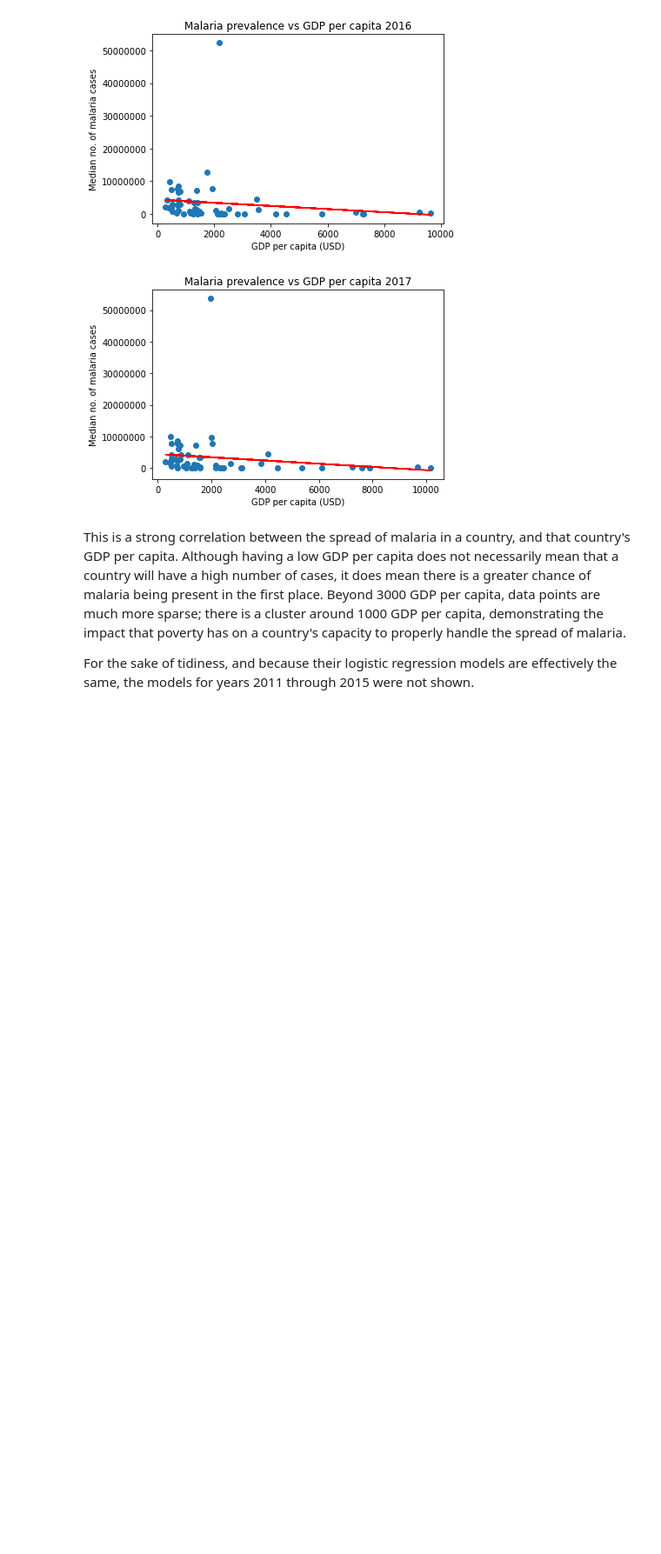
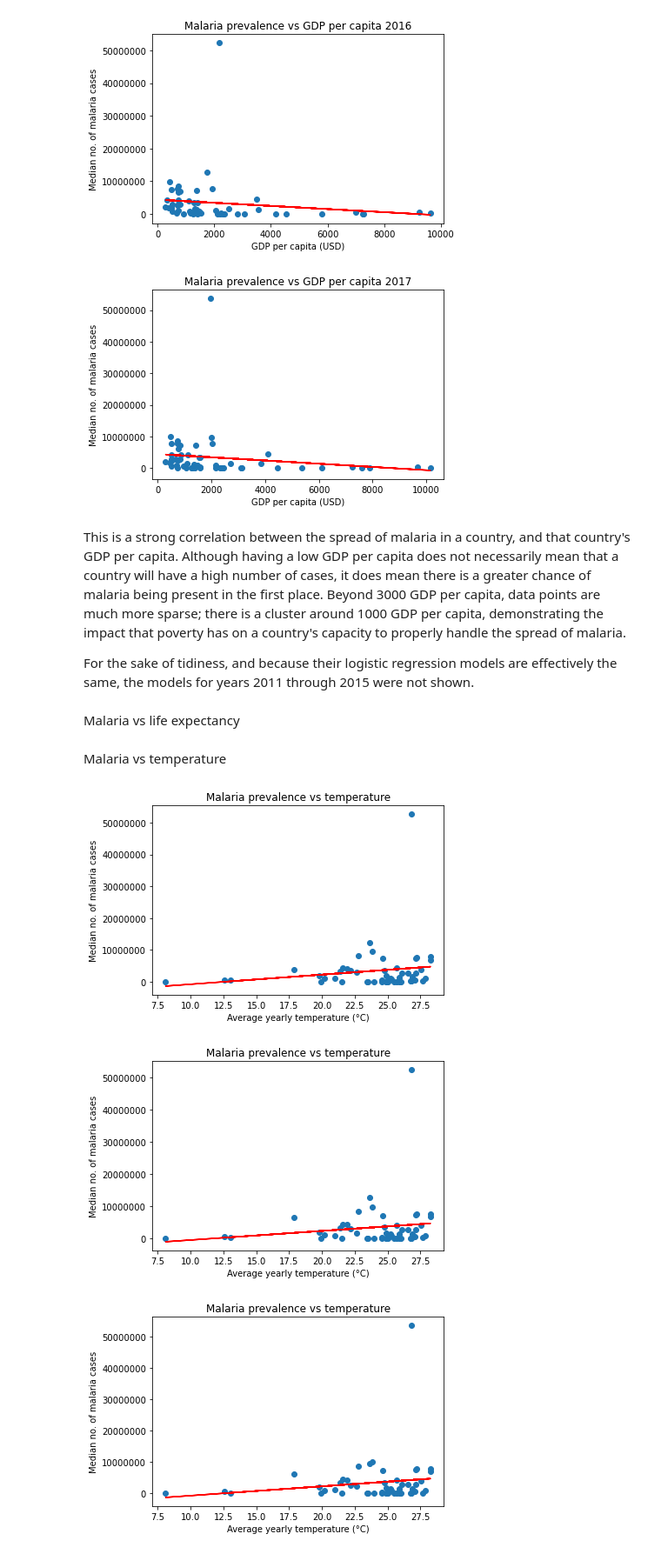
Before and after one commit to Michael-Kneale/COMP2200-Group-Project, a Jupyter notebook: main_report.ipynb, the cells around one changed output. Shown at 87% size. Cells and saved outputs as stored; diff of their text form; code cells hidden in the pictures; blank space fills up the shorter version.

Commit message:
Finished linear regression models for temperature

```diff
--- a/main_report.ipynb
+++ b/main_report.ipynb
@@ -537,3 +537,5 @@ plt.show()
 This is a strong correlation between the spread of malaria in a country, and that country's GDP per capita. Although having a low GDP per capita does not necessarily mean that a country will have a high number of cases, it does mean there is a greater chance of malaria being present in the first place. Beyond 3000 GDP per capita, data points are much more sparse; there is a cluster around 1000 GDP per capita, demonstrating the impact that poverty has on a country's capacity to properly handle the spread of malaria.
 
 For the sake of tidiness, and because their logistic regression models are effectively the same, the models for years 2011 through 2015 were not shown.
+# %% [markdown]
+Malaria vs life expectancy
@@ -539,0 +544,68 @@ For the sake of tidiness, and because their logistic regression models are effec
+# %% [markdown]
+Malaria vs temperature
+# %%
+#Linear regression temperature 2015
+
+temp_comparison_15 = pd.merge(M2015, avg_temp, how='inner', left_on='Country', right_on='Country')
+temp_comparison_15.dropna(inplace=True)
+
+X = temp_comparison_15['Average yearly temperature (° C)'].values.reshape(-1, 1)
+Y = temp_comparison_15['CasesMedian'].values.reshape(-1, 1)
+
+linear_regressor = LinearRegression()
+linear_regressor.fit(X, Y)
+Y_pred = linear_regressor.predict(X)
+
+plt.ticklabel_format(style = 'plain')
+
+plt.scatter(X, Y)
+plt.plot(X, Y_pred, color ='red')
+plt.title('Malaria prevalence vs temperature')
+plt.xlabel('Average yearly temperature (°C)')
+plt.ylabel('Median no. of malaria cases')
+plt.show()
+
+#Linear regression temperature 2016
+
+temp_comparison_16 = pd.merge(M2016, avg_temp, how='inner', left_on='Country', right_on='Country')
+temp_comparison_16.dropna(inplace=True)
+
+X = temp_comparison_16['Average yearly temperature (° C)'].values.reshape(-1, 1)
+Y = temp_comparison_16['CasesMedian'].values.reshape(-1, 1)
+
+linear_regressor = LinearRegression()
+linear_regressor.fit(X, Y)
+Y_pred = linear_regressor.predict(X)
+
+plt.ticklabel_format(style = 'plain')
+
+plt.scatter(X, Y)
+plt.plot(X, Y_pred, color ='red')
+plt.title('Malaria prevalence vs temperature')
+plt.xlabel('Average yearly temperature (°C)')
+plt.ylabel('Median no. of malaria cases')
+plt.show()
+
+#Linear regression temperature 2017
+temp_comparison_17 = pd.merge(M2017, avg_temp, how='inner', left_on='Country', right_on='Country')
+temp_comparison_17.dropna(inplace=True)
+
+X = temp_comparison_17['Average yearly temperature (° C)'].values.reshape(-1, 1)
+Y = temp_comparison_17['CasesMedian'].values.reshape(-1, 1)
+
+linear_regressor = LinearRegression()
+linear_regressor.fit(X, Y)
+Y_pred = linear_regressor.predict(X)
+
+plt.ticklabel_format(style = 'plain')
+
+plt.scatter(X, Y)
+plt.plot(X, Y_pred, color ='red')
+plt.title('Malaria prevalence vs temperature')
+plt.xlabel('Average yearly temperature (°C)')
+plt.ylabel('Median no. of malaria cases')
+plt.show()
+# %% [output]
+[figure, added]
+[figure, added]
+[figure, added]
```
Also changed, not shown: parts of 2 cells of this notebook.
